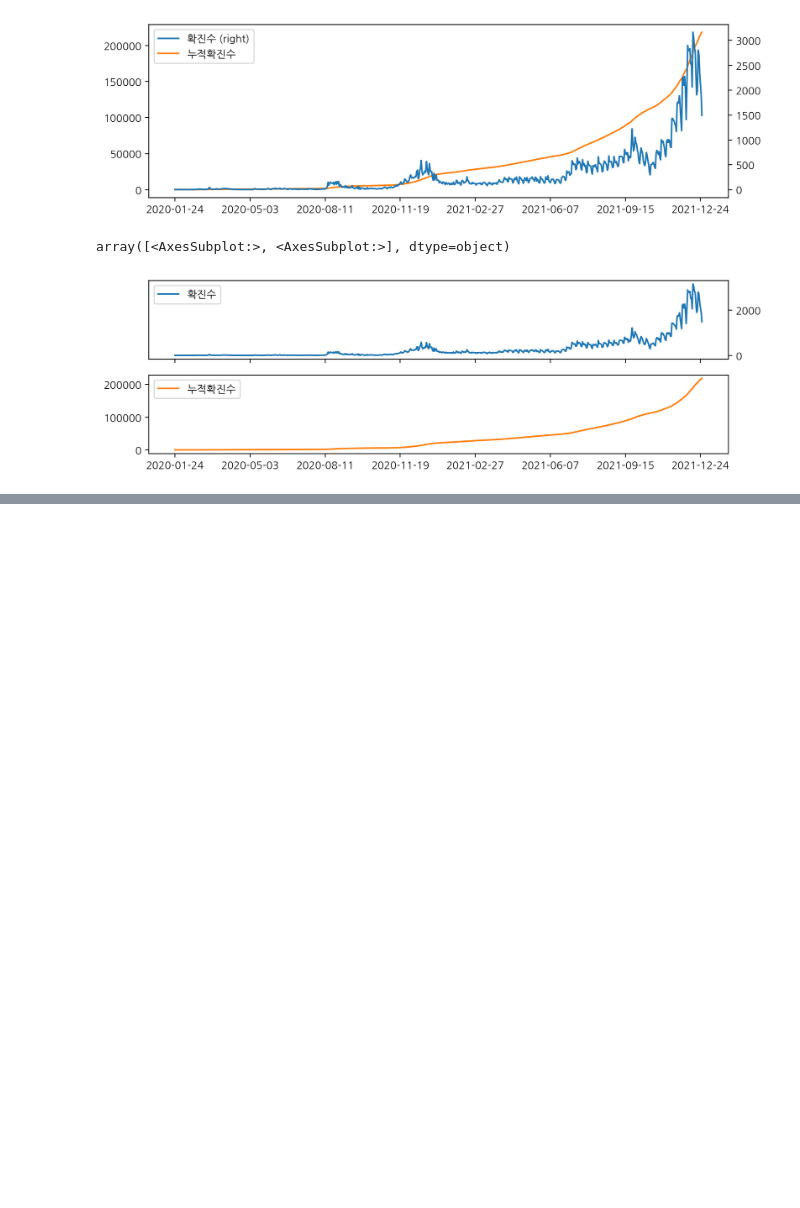
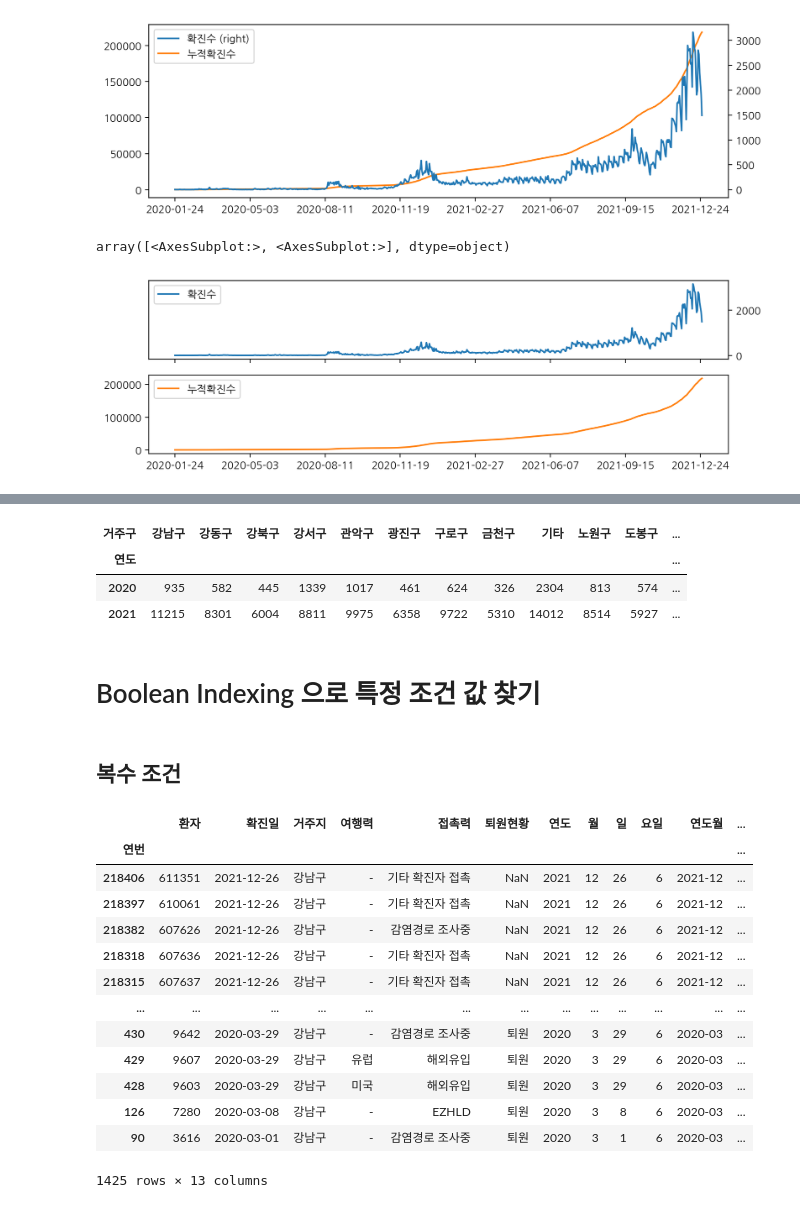
Before and after one commit to wumusill/AI_School, a Jupyter notebook: TP2/Day6/python0303.ipynb, the cells around one changed output, grey strips where cells are left out. Saved outputs shown, nothing was run; the diff lists cells and outputs as text; code cells hidden in the pictures; blank space fills up the shorter version.

```diff
--- a/TP2/Day6/python0303.ipynb
+++ b/TP2/Day6/python0303.ipynb
@@ -619,0 +850,29 @@ array([<AxesSubplot:>, <AxesSubplot:>], dtype=object)
+# %%
+region_year.T.style.background_gradient()
+# %% [output]
+| 거주구 | 강남구 | 강동구 | 강북구 | 강서구 | 관악구 | 광진구 | 구로구 | 금천구 | 기타 | 노원구 | 도봉구 | ... |
+| 연도 |  |  |  |  |  |  |  |  |  |  |  | ... |
+| 2020 | 935 | 582 | 445 | 1339 | 1017 | 461 | 624 | 326 | 2304 | 813 | 574 | ... |
+| 2021 | 11215 | 8301 | 6004 | 8811 | 9975 | 6358 | 9722 | 5310 | 14012 | 8514 | 5927 | ... |
+# %% [markdown]
+# Boolean Indexing 으로 특정 조건 값 찾기
+# %% [markdown]
+## 복수 조건
+# %%
+# 강남구, "일요일" 확진 데이터
+df[(df["거주구"] == "강남구") & (df["요일명"] == "일")]
+# %% [output]
+|  | 환자 | 확진일 | 거주지 | 여행력 | 접촉력 | 퇴원현황 | 연도 | 월 | 일 | 요일 | 연도월 | ... |
+| 연번 |  |  |  |  |  |  |  |  |  |  |  | ... |
+| 218406 | 611351 | 2021-12-26 | 강남구 | - | 기타 확진자 접촉 | NaN | 2021 | 12 | 26 | 6 | 2021-12 | ... |
+| 218397 | 610061 | 2021-12-26 | 강남구 | - | 기타 확진자 접촉 | NaN | 2021 | 12 | 26 | 6 | 2021-12 | ... |
+| 218382 | 607626 | 2021-12-26 | 강남구 | - | 감염경로 조사중 | NaN | 2021 | 12 | 26 | 6 | 2021-12 | ... |
+| 218318 | 607636 | 2021-12-26 | 강남구 | - | 기타 확진자 접촉 | NaN | 2021 | 12 | 26 | 6 | 2021-12 | ... |
+| 218315 | 607637 | 2021-12-26 | 강남구 | - | 기타 확진자 접촉 | NaN | 2021 | 12 | 26 | 6 | 2021-12 | ... |
+| ... | ... | ... | ... | ... | ... | ... | ... | ... | ... | ... | ... | ... |
+| 430 | 9642 | 2020-03-29 | 강남구 | - | 감염경로 조사중 | 퇴원 | 2020 | 3 | 29 | 6 | 2020-03 | ... |
+| 429 | 9607 | 2020-03-29 | 강남구 | 유럽 | 해외유입 | 퇴원 | 2020 | 3 | 29 | 6 | 2020-03 | ... |
+| 428 | 9603 | 2020-03-29 | 강남구 | 미국 | 해외유입 | 퇴원 | 2020 | 3 | 29 | 6 | 2020-03 | ... |
+| 126 | 7280 | 2020-03-08 | 강남구 | - | EZHLD | 퇴원 | 2020 | 3 | 8 | 6 | 2020-03 | ... |
+| 90 | 3616 | 2020-03-01 | 강남구 | - | 감염경로 조사중 | 퇴원 | 2020 | 3 | 1 | 6 | 2020-03 | ... |
+1425 rows × 13 columns
```
Also changed, not shown: parts of 36 cells of this notebook.
